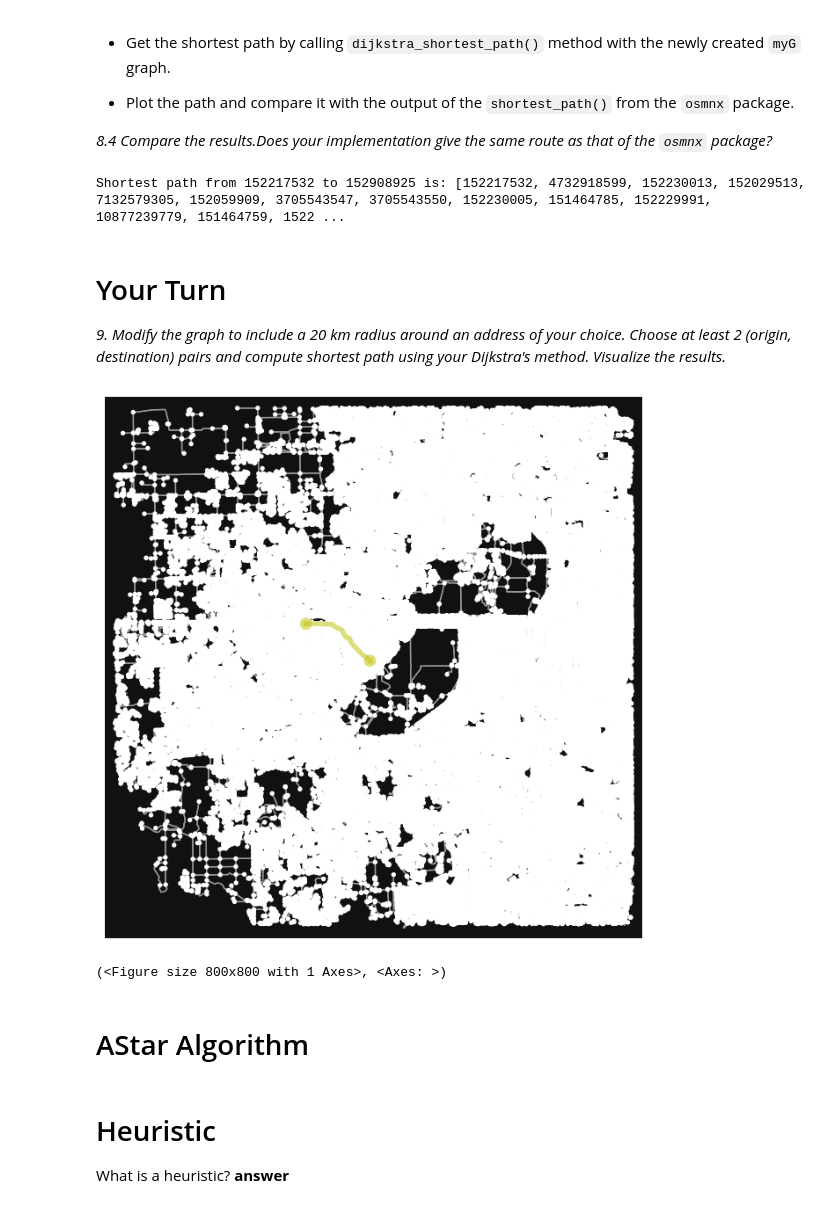
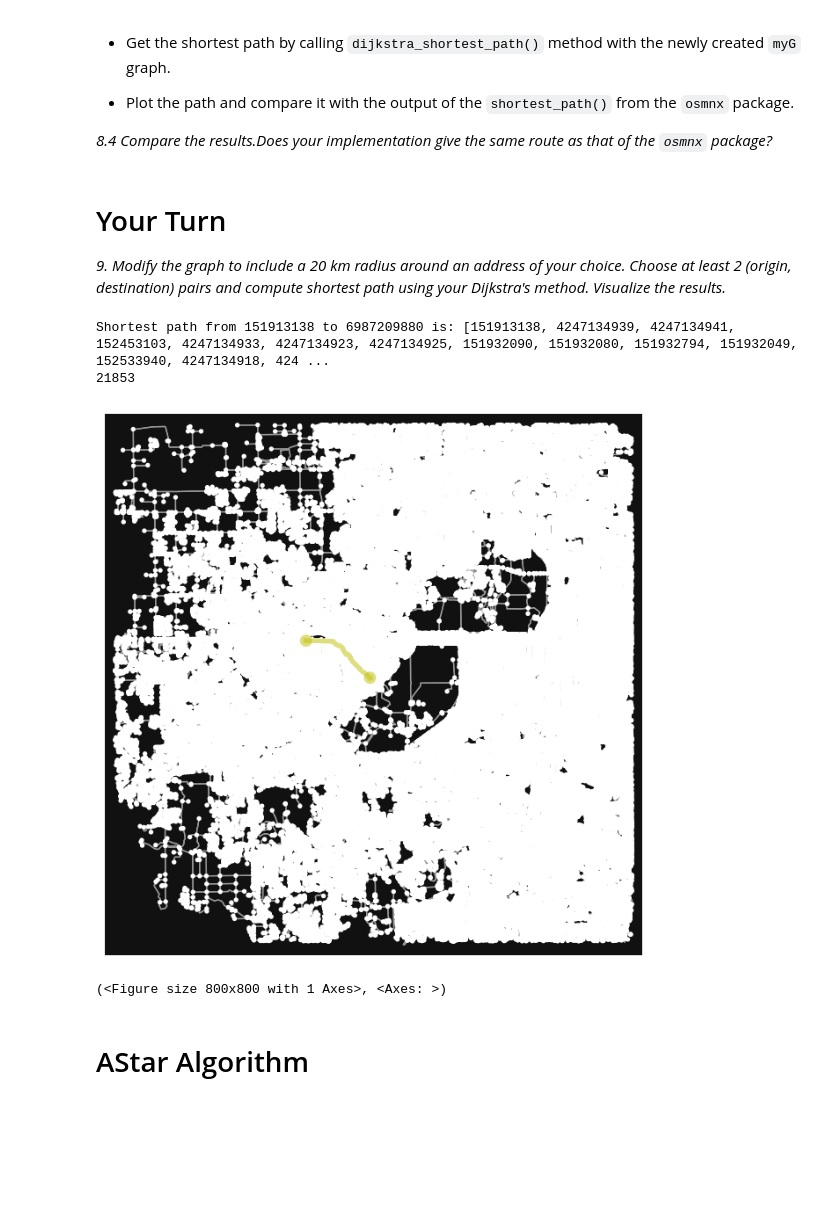
Before and after one commit to Bestakdv/vhs-intro-ai, a Jupyter notebook: road_network_analysis_1_1.ipynb, the cells around one changed output. Saved outputs shown, nothing was run; the diff lists cells and outputs as text; code cells hidden in the pictures; blank space fills up the shorter version.

```diff
--- a/road_network_analysis_1_1.ipynb
+++ b/road_network_analysis_1_1.ipynb
@@ -287,13 +287,14 @@ class GraphL:
         #checking for robustness
         if start == end:
             print("Shortest path from", start, "to", end, "is:", start, "with length 0")
-            return
+            return start
 
         #setting all nodes to infinity
         dist = {v: math.inf for v in self.dictionary}
         prev = {v: None for v in self.dictionary}
 
         path = []
+        count=0
 
         #set distance of start node to 0
         dist[start] = 0
@@ -317,6 +318,7 @@ class GraphL:
                     prev[neighbor] = v
                     #insert neighbor with new distance into prioque
                     heapq.heappush(priorityQueue, (distance, neighbor))
+                    count += 1
 
         #start at end
         v = end
@@ -332,14 +334,16 @@ class GraphL:
         #check for robustness of no path
         if dist[end] == math.inf:
             print("No path found")
+            print(count)
             return
 
         print("Shortest path from", start, "to", end, "is:", path, "with length", dist[end])
-        return
+        print(count)
+        return path
 # %% [markdown]
 *8.2 Now we will copy the nodes from the `osmnx` graph to our adjacency list graph representation.*
 # %%
-myG = GraphL(num_vertices=len(G.nodes()), directed=True)
+myG = GraphL(num_vertices=len(G.nodes()))
 # %%
 for node in G.nodes():
     myG.add_node(node)
@@ -377,45 +381,38 @@ Streaming output truncated to the last 5000 lines.
 * Plot the path and compare it with the output of the `shortest_path()` from the `osmnx` package.
 
 *8.4 Compare the results.Does your implementation give the same route as that of the `osmnx` package?*
-# %%
-myG.dikjstras_shortest_path(origin_node, destination_node)
-# %% [output]
-Shortest path from 152217532 to 152908925 is: [152217532, 4732918599, 152230013, 152029513, 7132579305, 152059909, 3705543547, 3705543550, 152230005, 151464785, 152229991, 10877239779, 151464759, 1522 ...
 # %% [markdown]
 # Your Turn
 *9. Modify the graph to include a 20 km radius around an address of your choice. Choose at least 2 (origin, destination) pairs and compute shortest path using your Dijkstra's method. Visualize the results.*
 # %%
 G_modify = ox.graph_from_address(
      address="19910 Stonelodge Drive, Katy, TX",
      dist=20000,
      network_type="all"
 )
 
 origin_node = ox.distance.nearest_nodes(G_modify, X=-95.76936856079442, Y=29.78475252436367)
 destination_node = ox.distance.nearest_nodes(G_modify, X=-95.7180590970288, Y=29.75915682633438)
 
 myG = GraphL(num_vertices=len(G_modify.nodes()))
 
 for node in G_modify.nodes():
     myG.add_node(node)
 
 for node in G_modify.nodes():
     for neighbor, data in G_modify[node].items():
         for edge_data in data.values():
             weight = edge_data.get('length', 1)
             myG.add_edge(node, neighbor, weight)
 
 fig, ax = ox.plot_graph(G_modify, show=False, close=False)
 
-route = ox.shortest_path(G_modify, origin_node, destination_node)
-ox.plot_graph_route(G_modify, route, ax=ax, route_color='y', node_size=0)
+path = myG.dikjstras_shortest_path(origin_node, destination_node)
+ox.plot_graph_route(G_modify, path, ax=ax, route_color='y', node_size=0)
 # %% [output]
+Shortest path from 151913138 to 6987209880 is: [151913138, 4247134939, 4247134941, 152453103, 4247134933, 4247134923, 4247134925, 151932090, 151932080, 151932794, 151932049, 152533940, 4247134918, 424 ...
+21853
-[figure, old version]
+[figure, new version]
-(<Figure size 800x800 with 1 Axes>, <Axes: >)
+(<Figure size 800x800 with 1 Axes>, <Axes: >)
 # %% [markdown]
 # AStar Algorithm
-# %% [markdown]
-# Heuristic
-
-What is a heuristic?
-**answer**
```
Also changed, not shown: parts of 14 cells of this notebook.
